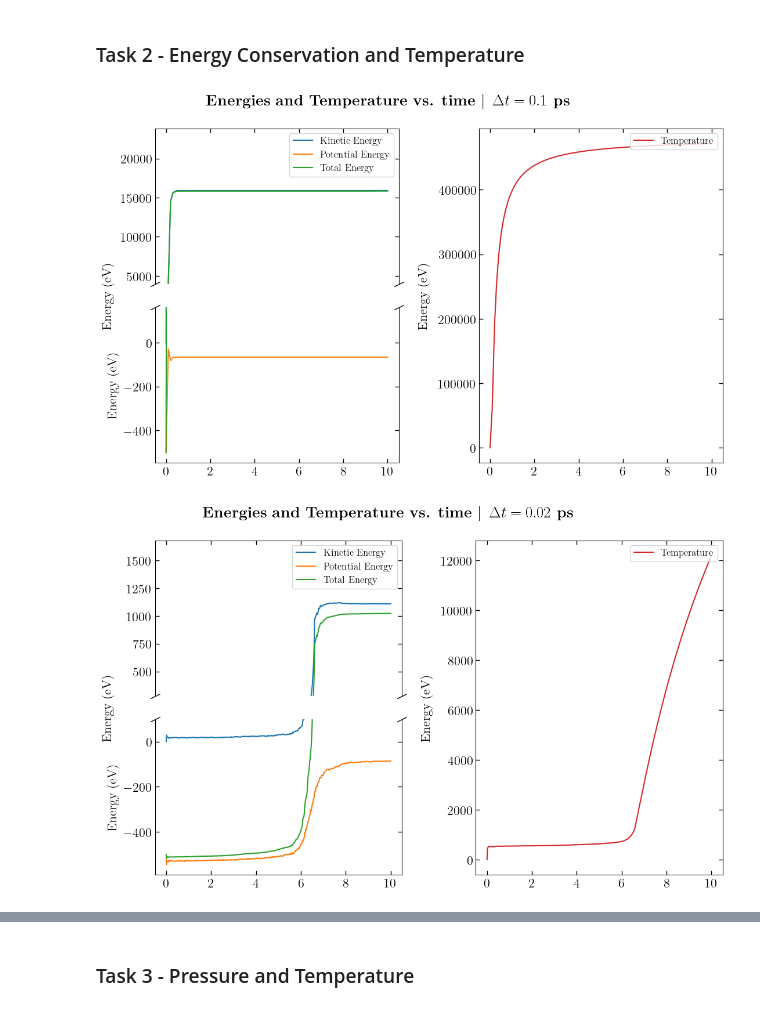
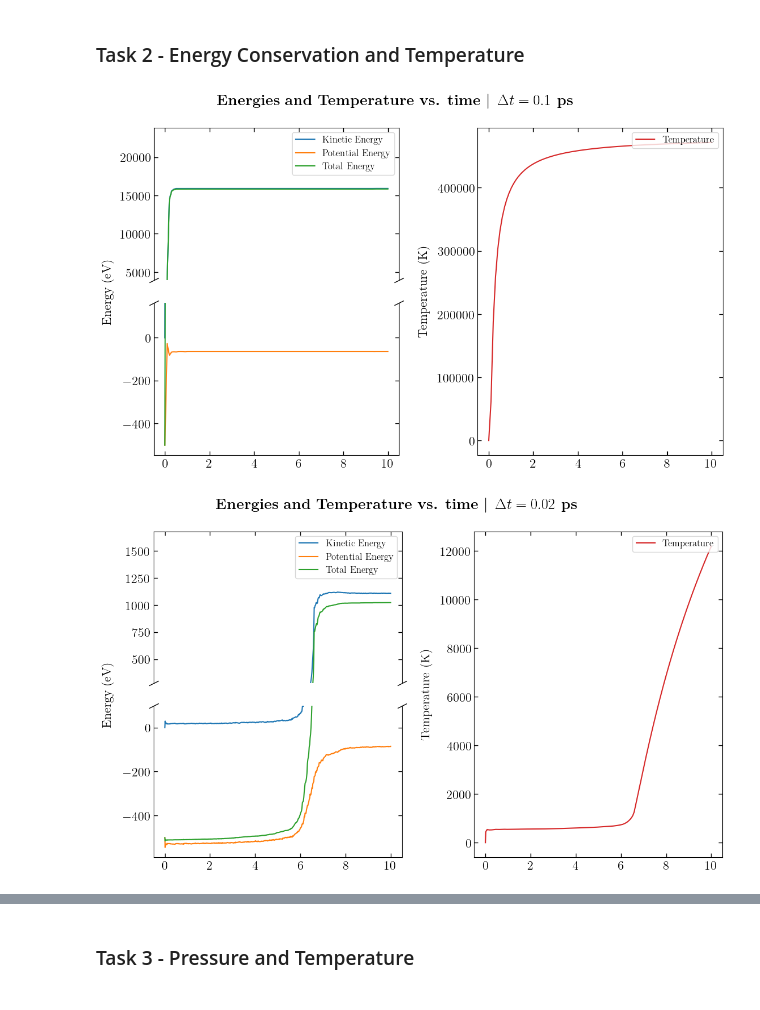
Before and after one commit to stommen/fka122-homeworks, a Jupyter notebook: H1/analyzer.ipynb, the cells around one changed output, grey strips where cells are left out. Drawn from its saved outputs; the diff is of its cells as text; code cells hidden in the pictures.

```diff
--- a/H1/analyzer.ipynb
+++ b/H1/analyzer.ipynb
@@ -32,12 +32,12 @@ The lattice parameter value generating the minimum energy is 3.979 Å
 # %% [markdown]
 ### Task 2 - Energy Conservation and Temperature
 # %%
-def read_data_task_2(delta_t, its):
-    filename = f'data/task_2/data_dt_{delta_t:.3f}_{its:.0f}.csv'
+def read_data_task_2_3(delta_t, its, its_eq):
+    filename = f'data/task_2/data_dt_{delta_t:.3f}_{its:.0f}_{its_eq:.0f}.csv'
     data = np.loadtxt(filename, delimiter=',')
-    its, t_max, delta_t = data[0,0], data[0,1], data[0,2]
+    its, t_max, delta_t, its_eq = data[0,0], data[0,1], data[0,2], data[0,3]
 
-    return data, its, t_max, delta_t
+    return data, its, t_max, delta_t, its_eq
 
 def init_fig_task_2(delta_t):
     fig, axs = plt.subplots(2, 2, figsize=(12, 7), sharex=True)
@@ -77,37 +77,38 @@ def plot_data_task_2(data, its, t_max, delta_t):
     ax1.plot(t, data[1:, 0], label='Kinetic Energy')
     ax1.plot(t, data[1:, 1], label='Potential Energy')
     ax1.plot(t, data[1:, 2], label='Total Energy')
     ax2.plot(t, data[1:, 0], label='Kinetic Energy')
     ax2.plot(t, data[1:, 1], label='Potential Energy')
     ax2.plot(t, data[1:, 2], label='Total Energy')
     ax1.set_ylim(E_k_max - 0.75 * (E_k_max - E_k_min), E_k_max + 0.5 * (E_k_max - E_k_min))
     ax2.set_ylim(E_p_min - 0.1 * (E_p_max - E_p_min), E_p_max + 0.4 * (E_p_max - E_p_min))
 
     ax3.plot(t, data[1:, 3], label='Temperature', color='tab:red')
 
     for ax in (ax1, ax2, ax3):
-        if ax == ax2 or ax == ax3:
-            ax.set_ylabel('Energy (eV)')
+        if ax == ax3:
+            ax.set_ylabel('Temperature (K)')
         ax.yaxis.set_ticks_position('both')
         ax.xaxis.set_ticks_position('both')
         ax.tick_params(axis='both', direction='in', length=5, width=1, colors='black')
         ax.tick_params(axis='both', which='minor', direction='in', length=3, width=1, colors='black')
 
     ax1.tick_params(axis='x', which='both', bottom=False, top=True, labelbottom=False)
     ax2.tick_params(axis='x', which='both', bottom=True, top=False, labelbottom=True)
     ax1.legend(fontsize=12, loc='upper right')
     ax3.legend(fontsize=12, loc='upper right')
     plt.tight_layout()
     plt.show()
 
 t_max = 10
-data_01, its_01, t_max_01, delta_t_01 = read_data_task_2(0.1, t_max/0.1)
-data_005, its_005, t_max_005, delta_t_005 = read_data_task_2(0.02, t_max/0.02)
-data_0001, its_0001, t_max_0001, delta_t_0001 = read_data_task_2(0.001, t_max/0.001)
+its_eq = 0
+data_01, its_01, t_max_01, delta_t_01, _ = read_data_task_2_3(0.1, t_max/0.1, 0)
+data_005, its_005, t_max_005, delta_t_005, _ = read_data_task_2_3(0.02, t_max/0.02, 0)
+data_0001, its_0001, t_max_0001, delta_t_0001, _ = read_data_task_2_3(0.001, t_max/0.001, 0)
 
 plot_data_task_2(data_01, its_01, t_max_01, delta_t_01)
 plot_data_task_2(data_005, its_005, t_max_005, delta_t_005)
 plot_data_task_2(data_0001, its_0001, t_max_0001, delta_t_0001)
 # %% [output]
-[figure, old version]
+[figure, new version]
-[figure, old version]
+[figure, new version]
```
Also changed, not shown: parts of 3 cells of this notebook, 3 other files.
